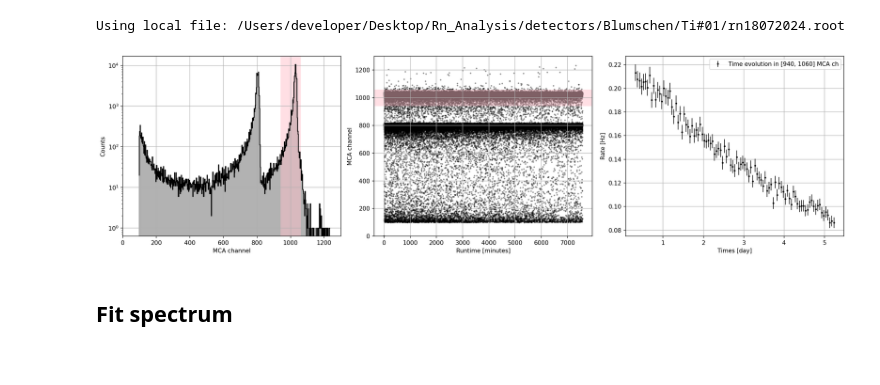
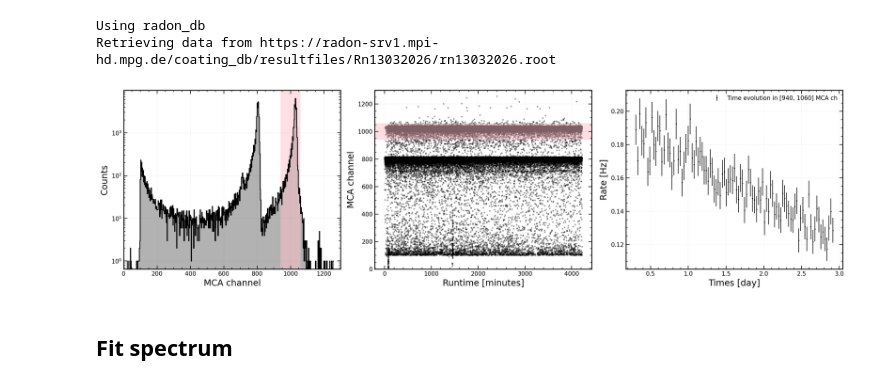
Before and after one commit to GiovanniVolta/RadDetect, a Jupyter notebook: tutorials/blumchen.ipynb, the cells around one changed output. Drawn from its saved outputs; the diff is of its cells as text; code cells hidden in the pictures.

```diff
--- a/tutorials/blumchen.ipynb
+++ b/tutorials/blumchen.ipynb
@@ -13,13 +7,25 @@ from scipy.stats import skewnorm
-# %%
-# It works only in the MPIK network
-blumchen = rd.BlumchenAnalysis(filename='/Users/developer/Desktop/Rn_Analysis/detectors/Blumschen/Ti#01/rn18072024.root') #, energy_calibration=[0.13375, 1.65])
-# %% [output]
-Using local file: /Users/developer/Desktop/Rn_Analysis/detectors/Blumschen/Ti#01/rn18072024.root
+# %%
+# It works only in the MPIK network
+blumchen = rd.BlumchenAnalysis(
+    filename="Rn13032026", # energy_calibration=[0.13375, 1.65])
+)
+# If you use the energy calibration be carefull that the default fit will not work
+
+# Otherwise use the local file
+# import os
+# parent_path = os.path.dirname(os.path.dirname(os.path.abspath(rd.__file__)))
+# target_file = os.path.join(parent_path, "tests/data/rn13032026.root")
+# blumchen = rd.BlumchenAnalysis(filename=target_file)
+# %% [output]
+Using radon_db
+Retrieving data from https://radon-srv1.mpi-hd.mpg.de/coating_db/resultfiles/Rn13032026/rn13032026.root
 # %%
 # blumchen.get_base_plot(n_mca=500, n_timestamp=100, MCA_range=[7000, 8000], time_range=[200, np.inf])
-blumchen.get_base_plot(n_mca=500, n_timestamp=100, MCA_range=[940, 1060], time_range=[420, np.inf])
+blumchen.get_base_plot(
+    n_mca=500, n_timestamp=100, MCA_range=[940, 1060], time_range=[420, np.inf]
+)
 # %% [output]
-[figure, old version]
+[figure, new version]
 # %% [markdown]
 ## Fit spectrum
 # %%
```
Also changed, not shown: parts of 15 cells of this notebook, 14 other files.
